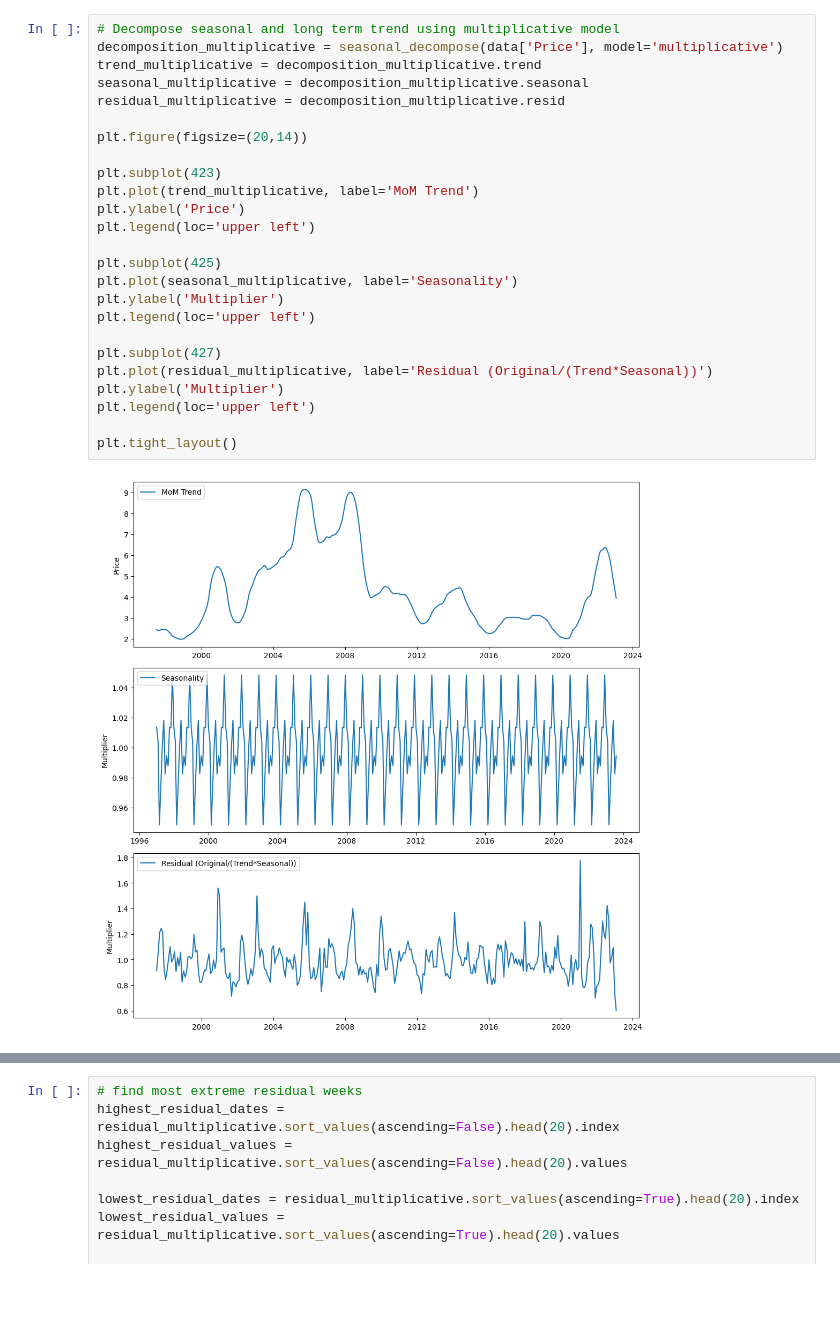
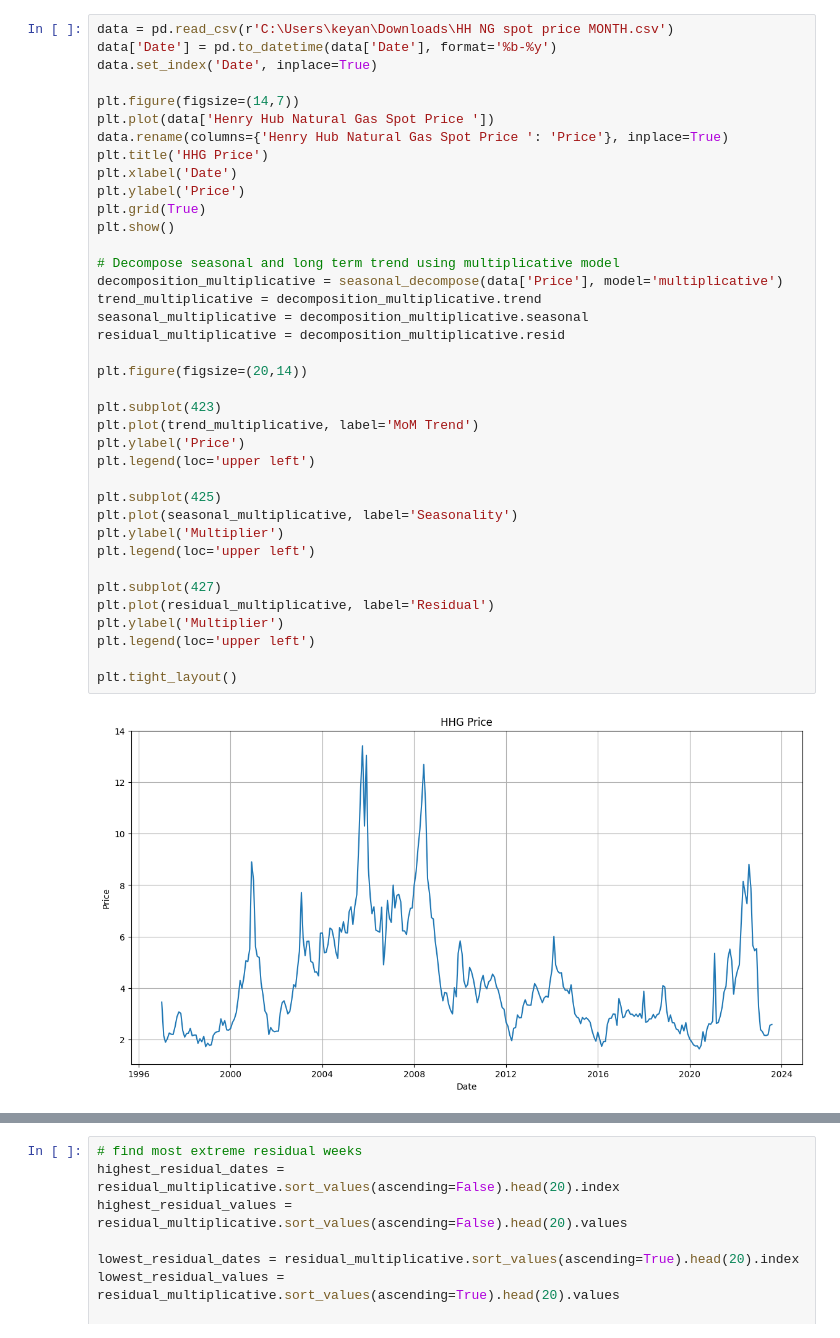
Before and after one commit to Keyan-sm/Analysis-of-Natural-Gas-Price-and-Temperature-Anomalies, a Jupyter notebook: NaturalGas (2).ipynb, the cells around one changed output, grey strips where cells are left out. Cells and saved outputs as stored; diff of their text form; blank space fills up the shorter version.

```diff
--- a/NaturalGas (2).ipynb
+++ b/NaturalGas (2).ipynb
@@ -26,27 +8,40 @@ plt.show()
 # %%
+data = pd.read_csv(r'C:\Users\keyan\Downloads\HH NG spot price MONTH.csv')
+data['Date'] = pd.to_datetime(data['Date'], format='%b-%y')
+data.set_index('Date', inplace=True)
+
+plt.figure(figsize=(14,7))
+plt.plot(data['Henry Hub Natural Gas Spot Price '])
+data.rename(columns={'Henry Hub Natural Gas Spot Price ': 'Price'}, inplace=True)
+plt.title('HHG Price')
+plt.xlabel('Date')
+plt.ylabel('Price')
+plt.grid(True)
+plt.show()
+
 # Decompose seasonal and long term trend using multiplicative model
 decomposition_multiplicative = seasonal_decompose(data['Price'], model='multiplicative')
 trend_multiplicative = decomposition_multiplicative.trend
 seasonal_multiplicative = decomposition_multiplicative.seasonal
 residual_multiplicative = decomposition_multiplicative.resid
 
 plt.figure(figsize=(20,14))
 
 plt.subplot(423)
 plt.plot(trend_multiplicative, label='MoM Trend')
 plt.ylabel('Price')
 plt.legend(loc='upper left')
 
 plt.subplot(425)
 plt.plot(seasonal_multiplicative, label='Seasonality')
 plt.ylabel('Multiplier')
 plt.legend(loc='upper left')
 
 plt.subplot(427)
-plt.plot(residual_multiplicative, label='Residual (Original/(Trend*Seasonal))')
+plt.plot(residual_multiplicative, label='Residual')
 plt.ylabel('Multiplier')
 plt.legend(loc='upper left')
 
 plt.tight_layout()
 # %% [output]
-[figure, old version]
+[figure, new version]
```
Also changed, not shown: parts of 10 cells of this notebook.
